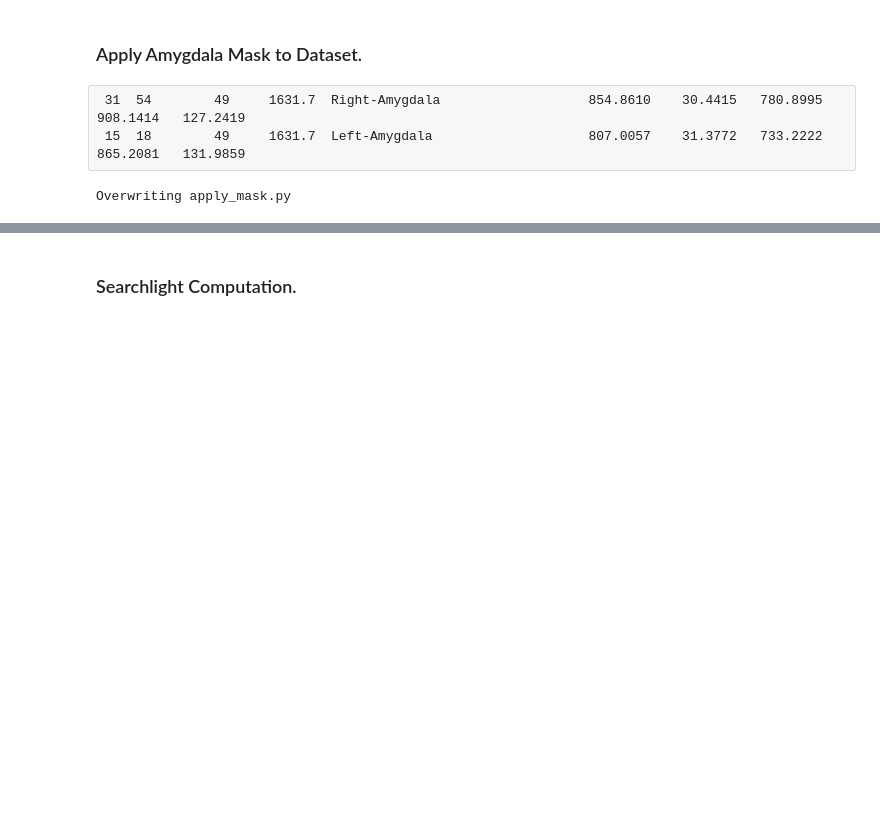
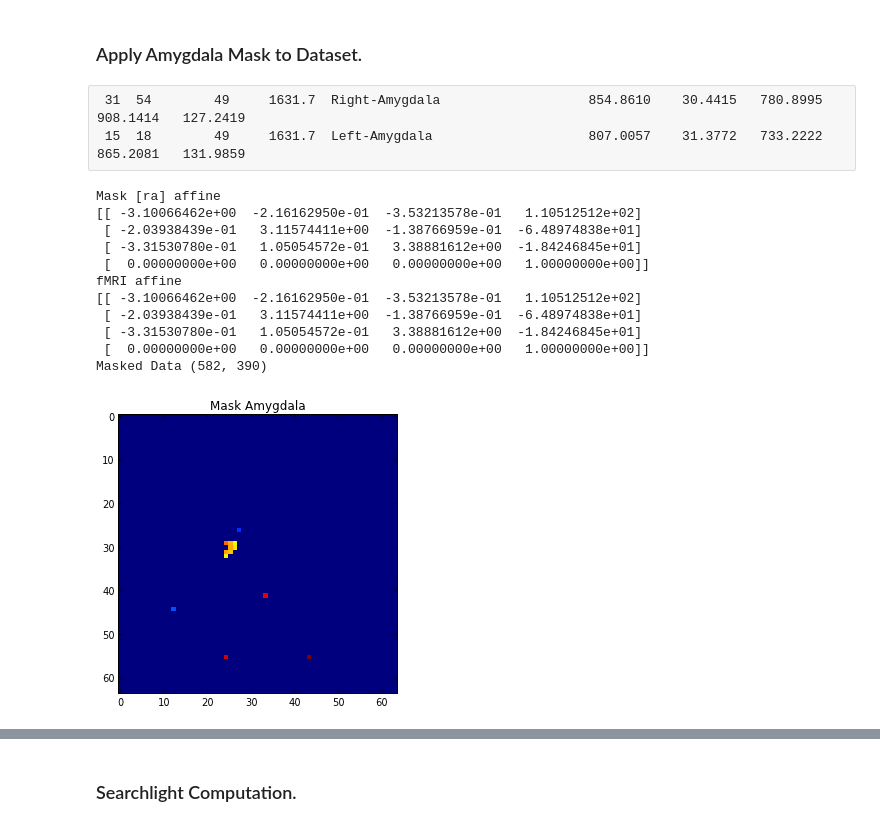
Before and after one commit to doreenr/eegfmri, a Jupyter notebook: IAPS_Step_1_Data_Preparation.ipynb, the cells around one changed output, grey strips where cells are left out. Cells and saved outputs as stored; diff of their text form; code cells hidden in the pictures; blank space fills up the shorter version.

```diff
--- a/Step_1_Data_Preparation.ipynb
+++ b/IAPS_Step_1_Data_Preparation.ipynb
@@ -266,50 +278,64 @@ i = get_subjectinfo('013')
  31  54        49     1631.7  Right-Amygdala                   854.8610    30.4415   780.8995   908.1414   127.2419
  15  18        49     1631.7  Left-Amygdala                    807.0057    31.3772   733.2222   865.2081   131.9859
 # %%
-%%file apply_mask.py
+# %%file apply_mask.py
 
-command_r = 'fslmaths /gablab/p/eegfmri/analysis/iaps/pilot009/segstats/aparc+aseg-in-func.nii -uthr 55 -thr 53 /gablab/p/eegfmri/analysis/iaps/pilot009/segstats/right_amygdala_mask.nii'
+command_r = 'fslmaths /gablab/p/eegfmri/analysis/iaps/pilot011/segstats/aparc+aseg-in-func.nii -uthr 55 -thr 53 /gablab/p/eegfmri/analysis/iaps/pilot011/segstats/right_amygdala_mask.nii'
 a = os.system(command_r)
-command_l = 'fslmaths /gablab/p/eegfmri/analysis/iaps/pilot009/segstats/aparc+aseg-in-func.nii -uthr 19 -thr 17 /gablab/p/eegfmri/analysis/iaps/pilot009/segstats/left_amygdala_mask.nii'
+command_l = 'fslmaths /gablab/p/eegfmri/analysis/iaps/pilot011/segstats/aparc+aseg-in-func.nii -uthr 19 -thr 17 /gablab/p/eegfmri/analysis/iaps/pilot011/segstats/left_amygdala_mask.nii'
 a = os.system(command_l)
 
 # try mri_binarize
 
 def apply_mask(subject_id, bold):
     import nibabel as nb
     import pylab as pl
     from nilearn.masking import _load_mask_img, compute_epi_mask, apply_mask, _unmask_nd, _apply_mask_fmri
     from nilearn import _utils, resampling
     from nilearn._utils.ndimage import largest_connected_component
     from nilearn._utils.cache_mixin import cache
     ra = '/gablab/p/eegfmri/analysis/iaps/pilot%s/segstats/right_amygdala_mask.nii.gz' %(subject_id)
     ra = nb.load(ra)
     la = '/gablab/p/eegfmri/analysis/iaps/pilot%s/segstats/left_amygdala_mask.nii.gz' %(subject_id)
     la = nb.load(la)
     # f = _apply_mask_fmri(bold_1, b) and NiftiMasker do not work -- doing this manually:
     rd = _utils.as_ndarray(ra.get_data(),dtype=np.bool)
     ld = _utils.as_ndarray(la.get_data(),dtype=np.bool)
     rl = rd+ld
     mask_img = ra # or la
     mask_data = rl
     mask_affine = mask_img.get_affine() # gets only affine of ra
     print 'Mask [ra] affine'
     print mask_affine
     print 'fMRI affine'
     print affine
     data = bold.get_data()
-    series = _utils.as_ndarray(data, dtype=dtype, order="C", copy=True)
+    series = _utils.as_ndarray(data, order="C", copy=True)
     X = series[mask_data].T
     # mask_img = mask_data.get_data()
     print 'Masked Data', X.shape
-    u = _unmask_nd(X, mask_data)
-    mean_img_u = np.mean(u, axis=3, dtype=float)
-    figure(figsize=(20,5), dpi=80)
-    pl.figure
-    pl.title('Mask Amygdala')
-    plt.imshow(np.rot90(mean_img_u[:, :, 5]), interpolation='nearest')
-    return X
+    return X, mask_data
 
-# apply_mask('009', bold)
+X, mask_data = apply_mask('011', bold)
+
+from nilearn.masking import _load_mask_img, compute_epi_mask, apply_mask, _unmask_nd, _apply_mask_fmri
+import pylab as pl
+u = _unmask_nd(X, mask_data)
+mean_img_u = np.mean(u, axis=3, dtype=float)
+pl.figure(figsize=(20,5), dpi=80)
+pl.title('Mask Amygdala')
+pl.imshow(np.rot90(mean_img_u[:, :, 5]), interpolation='nearest')
+pl.show()
 # %% [output]
-Overwriting apply_mask.py
+Mask [ra] affine
+[[ -3.10066462e+00  -2.16162950e-01  -3.53213578e-01   1.10512512e+02]
+ [ -2.03938439e-01   3.11574411e+00  -1.38766959e-01  -6.48974838e+01]
+ [ -3.31530780e-01   1.05054572e-01   3.38881612e+00  -1.84246845e+01]
+ [  0.00000000e+00   0.00000000e+00   0.00000000e+00   1.00000000e+00]]
+fMRI affine
+[[ -3.10066462e+00  -2.16162950e-01  -3.53213578e-01   1.10512512e+02]
+ [ -2.03938439e-01   3.11574411e+00  -1.38766959e-01  -6.48974838e+01]
+ [ -3.31530780e-01   1.05054572e-01   3.38881612e+00  -1.84246845e+01]
+ [  0.00000000e+00   0.00000000e+00   0.00000000e+00   1.00000000e+00]]
+Masked Data (582, 390)
+[figure, added]
```
Also changed, not shown: parts of 6 cells of this notebook, 3 other files.
